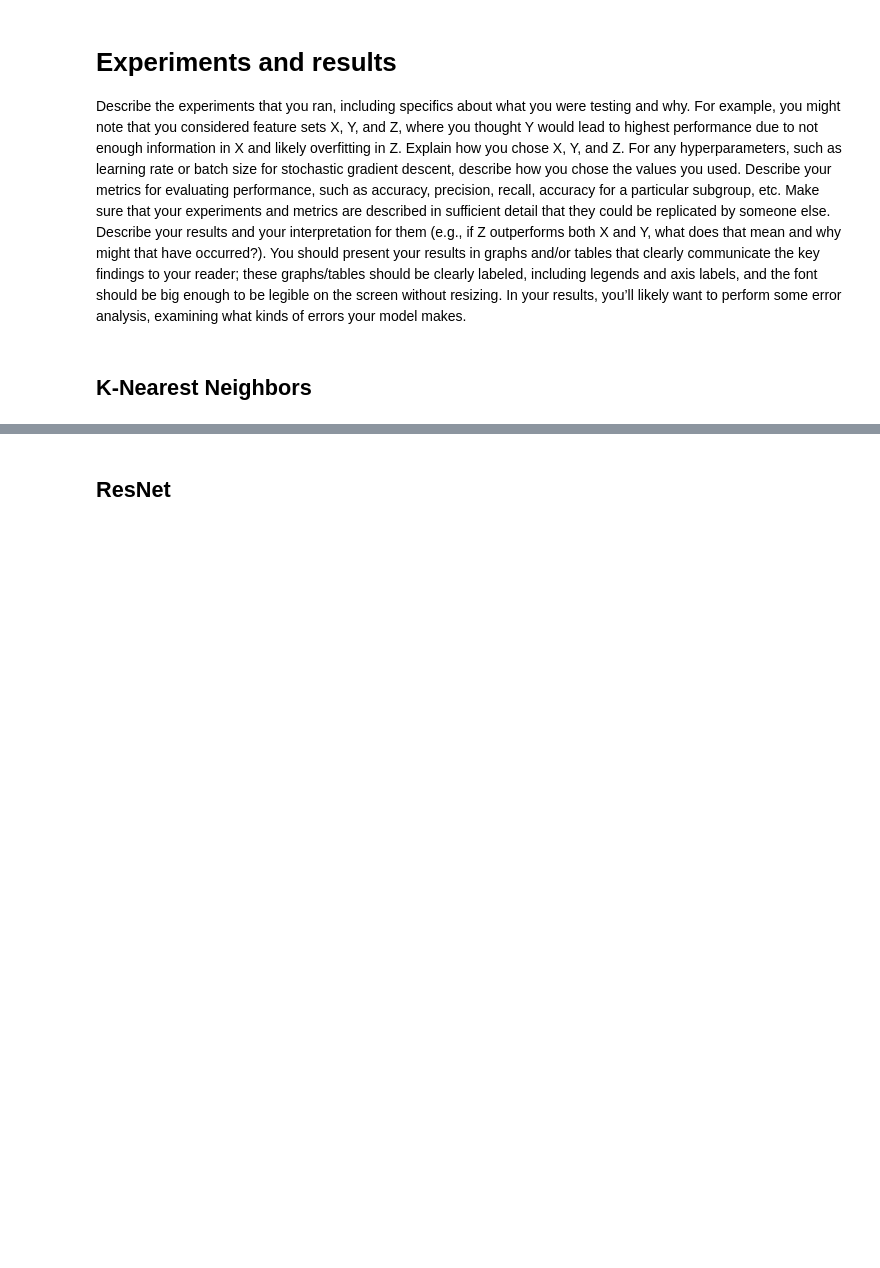
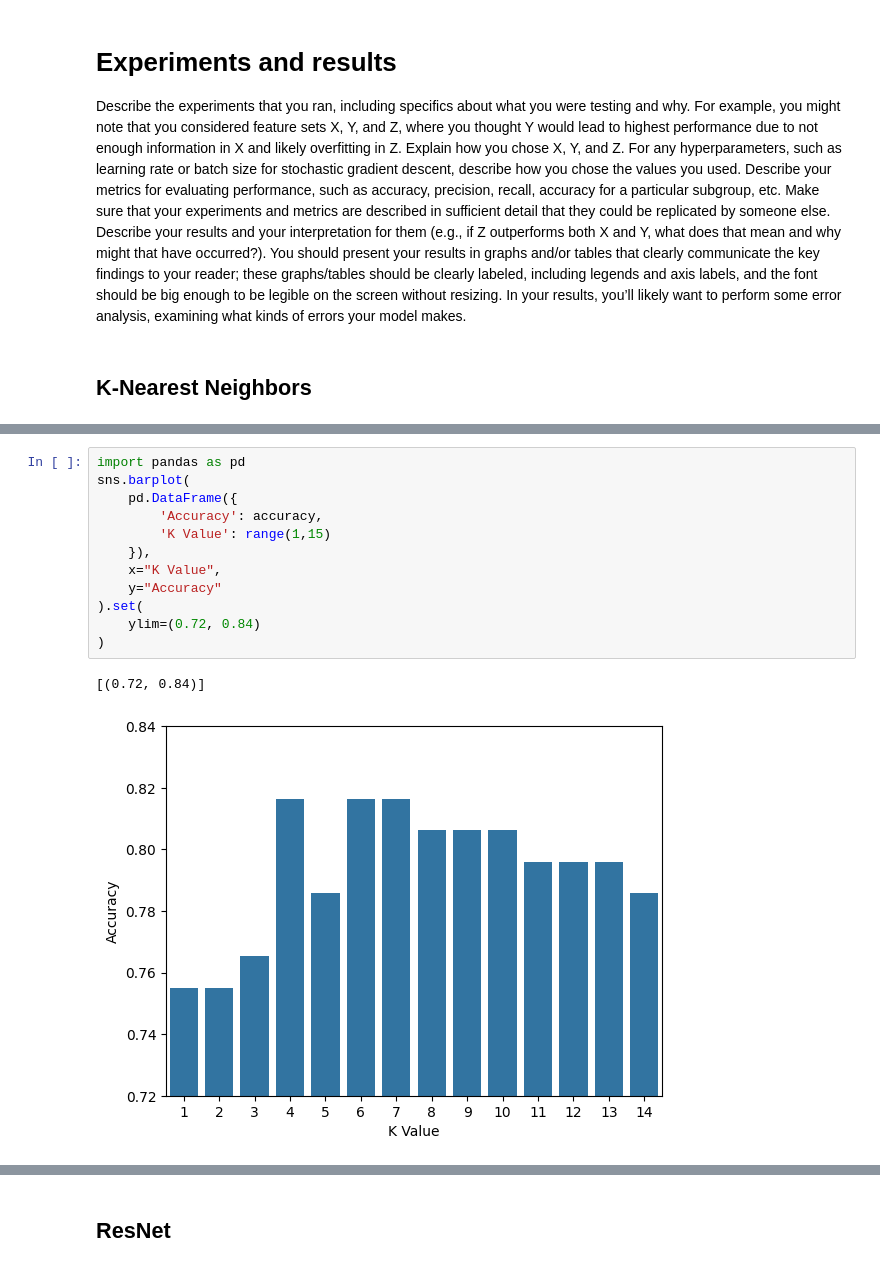
Before and after one commit to levshuster/whale-detection, a Jupyter notebook: final submission/main.ipynb, the cells around one changed output, grey strips where cells are left out. Drawn from its saved outputs; the diff is of its cells as text; blank space fills up the shorter version.

```diff
--- a/final submission/main.ipynb
+++ b/final submission/main.ipynb
@@ -610,0 +640,15 @@ Describe the experiments that you ran, including specifics about what you were t
+# %%
+import pandas as pd
+sns.barplot(
+	pd.DataFrame({
+		'Accuracy': accuracy,
+		'K Value': range(1,15)
+	}),
+	x="K Value",
+	y="Accuracy"
+).set(
+	ylim=(0.72, 0.84)
+)
+# %% [output]
+[(0.72, 0.84)]
+[figure, added]
```
Also changed, not shown: parts of 35 cells of this notebook, 4 other files.
